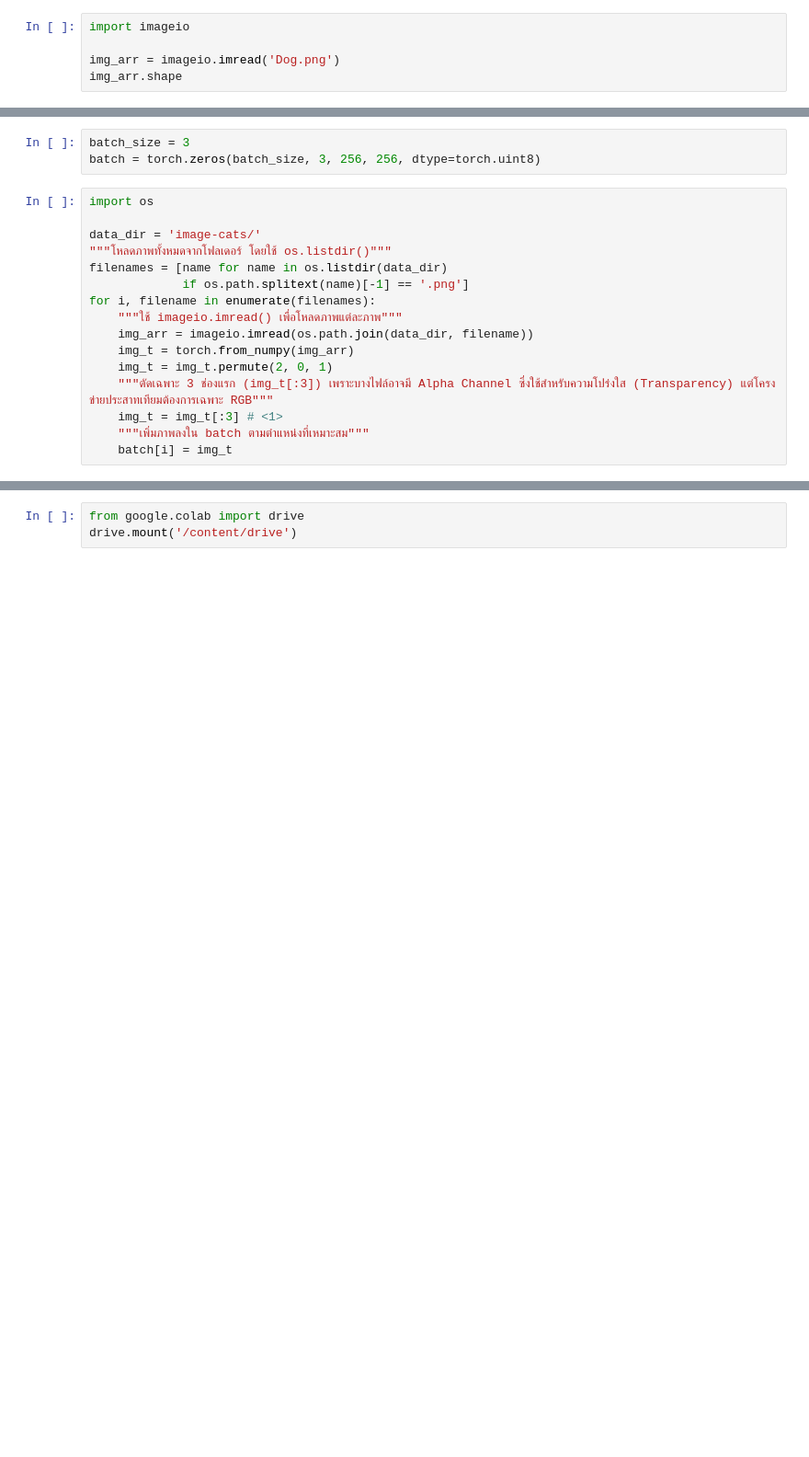
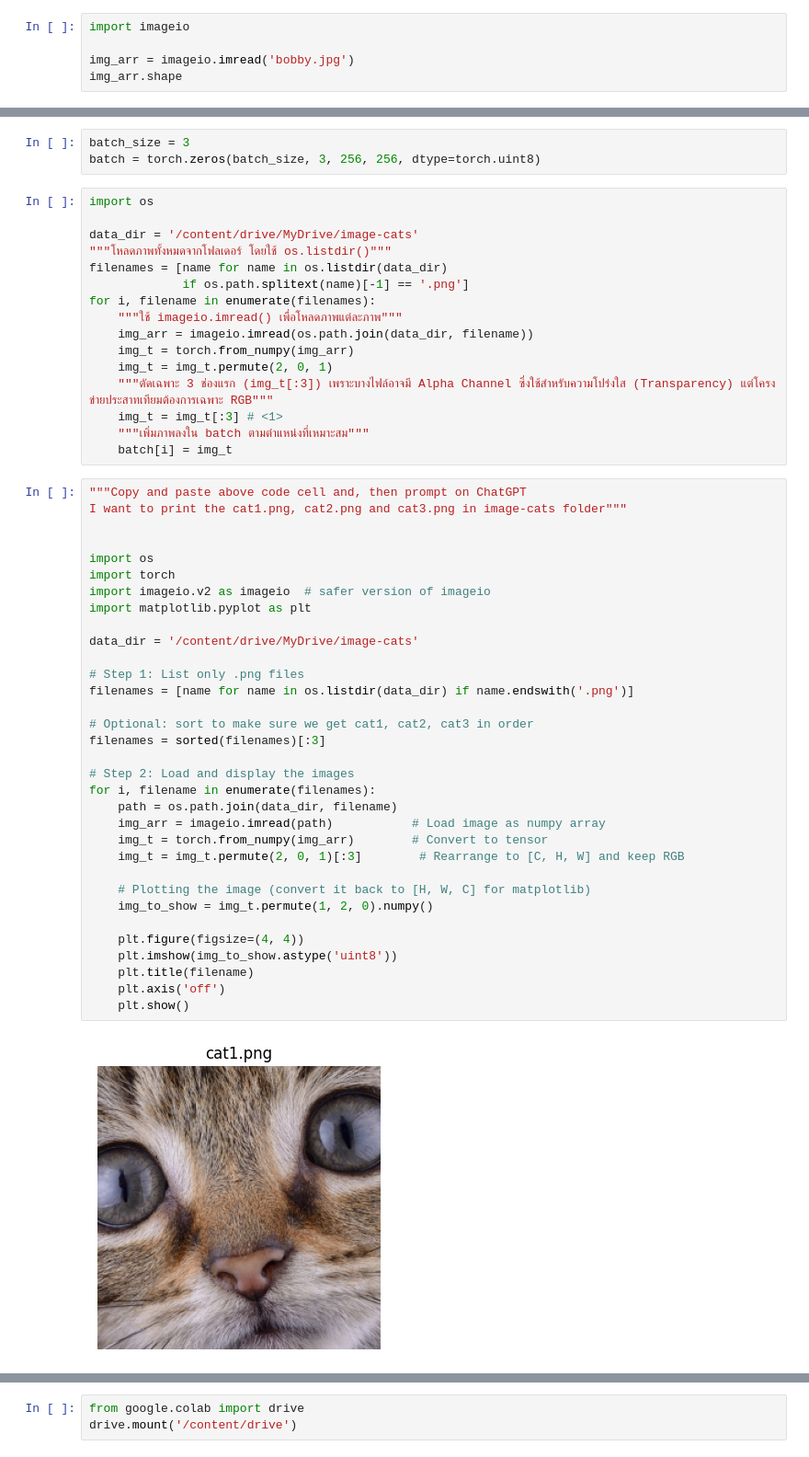
Before and after one commit to PhonxayMax/Deep_Learning_with_PyToch_Eli_steven_Luca_Thomas, a Jupyter notebook: Ch4_1_image_dog.ipynb, the cells around one changed output, grey strips where cells are left out. Shown at 92% size. Cells and saved outputs as stored; diff of their text form; blank space fills up the shorter version.

```diff
--- a/Ch4_1_image_dog.ipynb
+++ b/Ch4_1_image_dog.ipynb
@@ -8,7 +8,7 @@ torch.set_printoptions(edgeitems=2, threshold=50)
 # %%
 import imageio
 
-img_arr = imageio.imread('Dog.png')
+img_arr = imageio.imread('bobby.jpg')
 img_arr.shape
 # %% [output]
 (720, 1280, 3)
@@ -24,7 +24,7 @@ batch = torch.zeros(batch_size, 3, 256, 256, dtype=torch.uint8)
 # %%
 import os
 
-data_dir = 'image-cats/'
+data_dir = '/content/drive/MyDrive/image-cats'
 """โหลดภาพทั้งหมดจากโฟลเดอร์ โดยใช้ os.listdir()"""
 filenames = [name for name in os.listdir(data_dir)
              if os.path.splitext(name)[-1] == '.png']
@@ -37,3 +37,38 @@ for i, filename in enumerate(filenames):
     img_t = img_t[:3] # <1>
     """เพิ่มภาพลงใน batch ตามตำแหน่งที่เหมาะสม"""
     batch[i] = img_t
+# %%
+"""Copy and paste above code cell and, then prompt on ChatGPT
+I want to print the cat1.png, cat2.png and cat3.png in image-cats folder"""
+
+
+import os
+import torch
+import imageio.v2 as imageio  # safer version of imageio
+import matplotlib.pyplot as plt
+
+data_dir = '/content/drive/MyDrive/image-cats'
+
+# Step 1: List only .png files
+filenames = [name for name in os.listdir(data_dir) if name.endswith('.png')]
+
+# Optional: sort to make sure we get cat1, cat2, cat3 in order
+filenames = sorted(filenames)[:3]
+
+# Step 2: Load and display the images
+for i, filename in enumerate(filenames):
+    path = os.path.join(data_dir, filename)
+    img_arr = imageio.imread(path)           # Load image as numpy array
+    img_t = torch.from_numpy(img_arr)        # Convert to tensor
+    img_t = img_t.permute(2, 0, 1)[:3]        # Rearrange to [C, H, W] and keep RGB
+
+    # Plotting the image (convert it back to [H, W, C] for matplotlib)
+    img_to_show = img_t.permute(1, 2, 0).numpy()
+
+    plt.figure(figsize=(4, 4))
+    plt.imshow(img_to_show.astype('uint8'))
+    plt.title(filename)
+    plt.axis('off')
+    plt.show()
+# %% [output]
+[figure, added]
```
Also changed, not shown: parts of 1 cell of this notebook.
